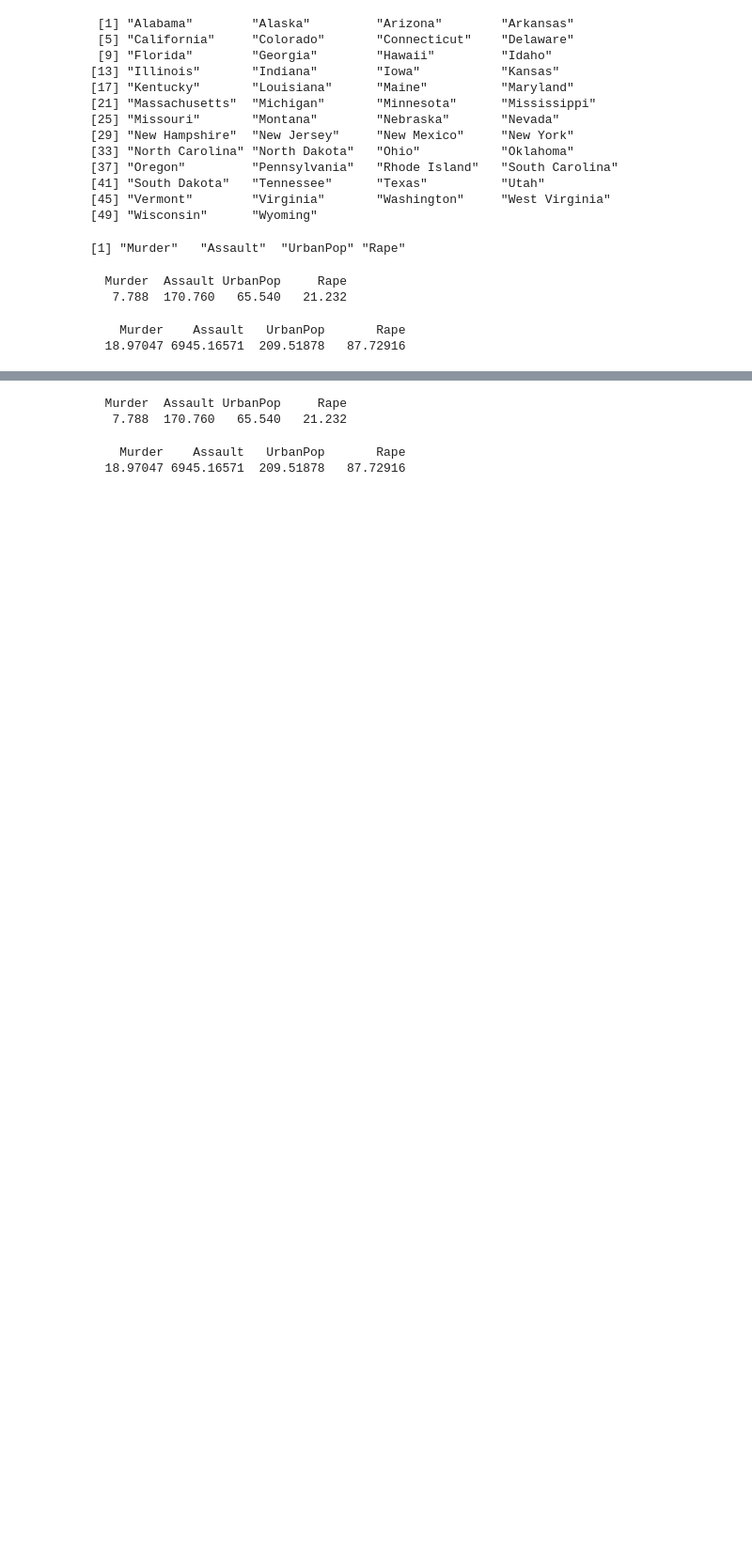
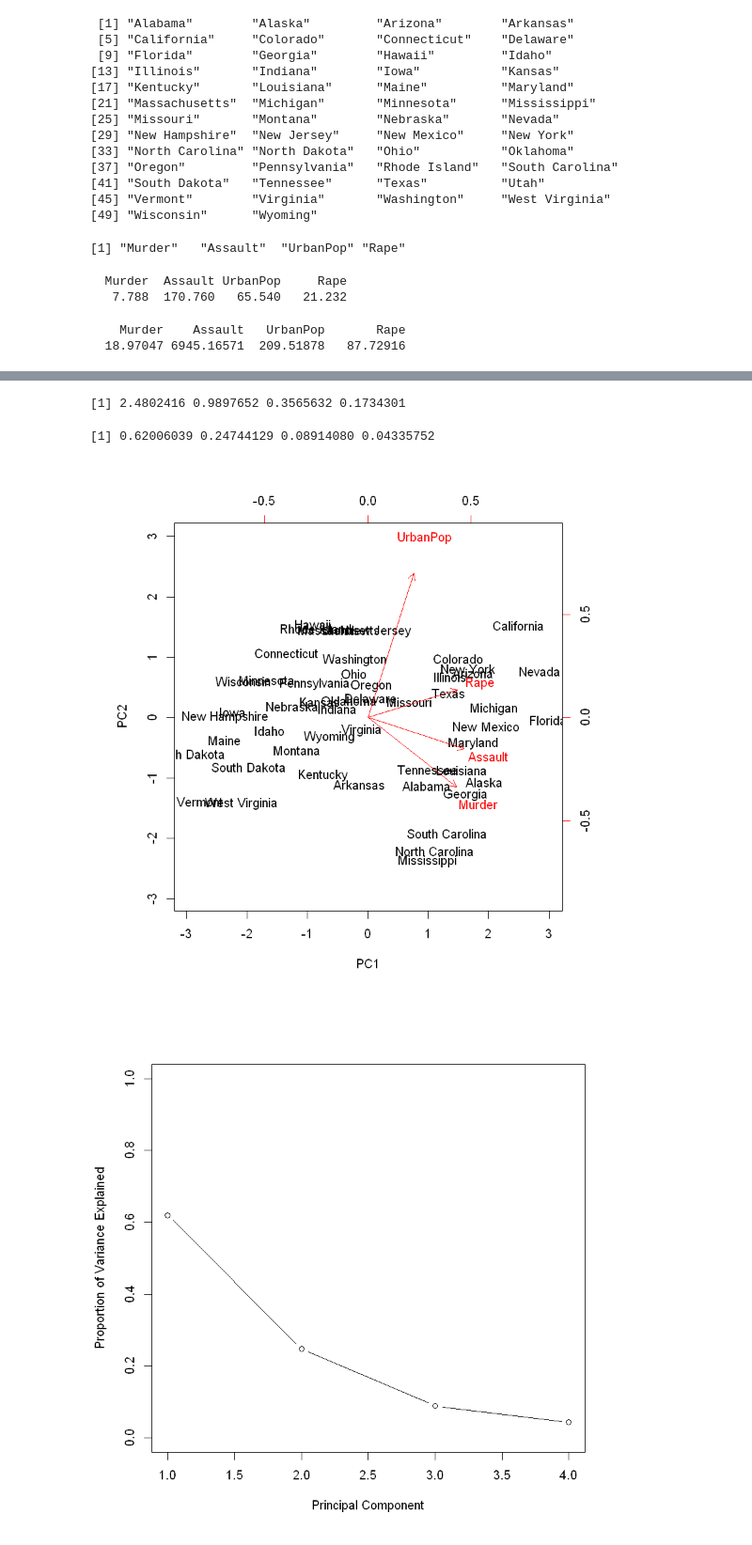
Before and after one commit to wangjiahong666/stat-learning, a Jupyter notebook: ch10/R--lab --Jiahong Wang lab 10.ipynb, the cells around one changed output, grey strips where cells are left out. Shown at 94% size. Drawn from its saved outputs; the diff is of its cells as text; code cells hidden in the pictures; blank space fills up the shorter version.

```diff
--- a/ch10/R--lab --Jiahong Wang lab 10.ipynb
+++ b/ch10/R--lab --Jiahong Wang lab 10.ipynb
@@ -34,15 +48,8 @@ pr.out=prcomp(USArrests, scale=TRUE)
 # %%
-# Chapter 10 Lab 1: Principal Components Analysis
 
-states=row.names(USArrests)
-states
-names(USArrests)
-apply(USArrests, 2, mean)
-apply(USArrests, 2, var)
-pr.out=prcomp(USArrests, scale=TRUE)
-names(pr.out)
-pr.out$center
-pr.out$scale
+
+
+
 pr.out$rotation
 dim(pr.out$x)
 biplot(pr.out, scale=0)
@@ -169,4 +170,4 @@ table(cutree(hc.out,4), nci.labs)
-  Murder  Assault UrbanPop     Rape
-   7.788  170.760   65.540   21.232
+[1] 2.4802416 0.9897652 0.3565632 0.1734301
-    Murder    Assault   UrbanPop       Rape
-  18.97047 6945.16571  209.51878   87.72916
+[1] 0.62006039 0.24744129 0.08914080 0.04335752
+[figure, added]
+[figure, added]
```
Also changed, not shown: parts of 4 cells of this notebook.
